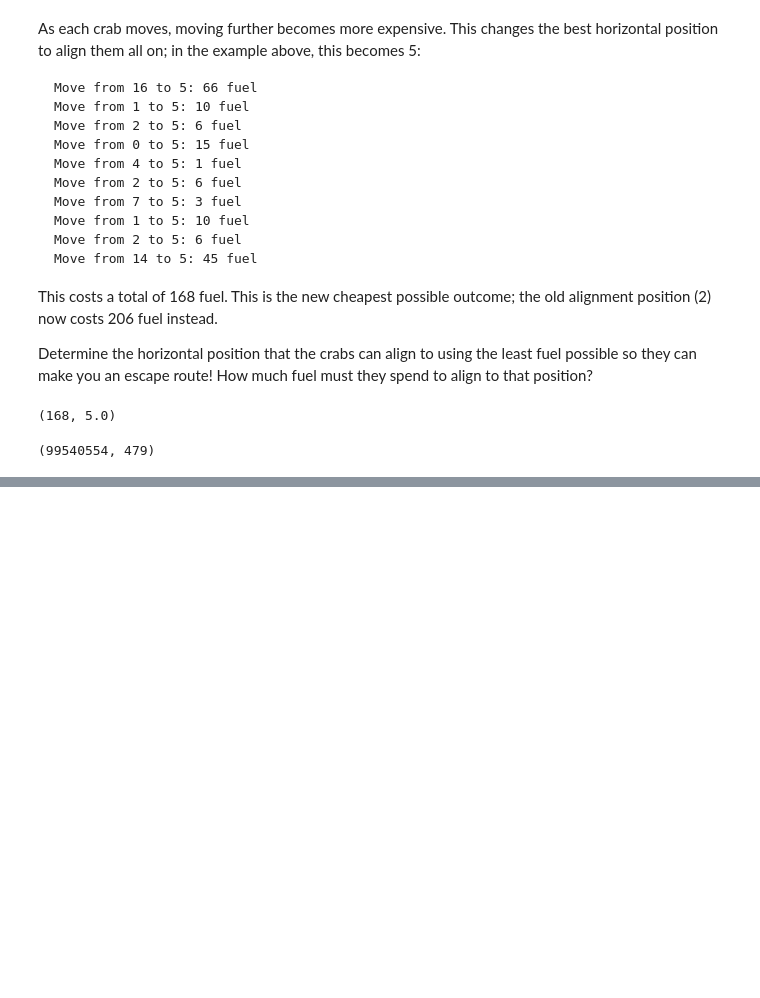
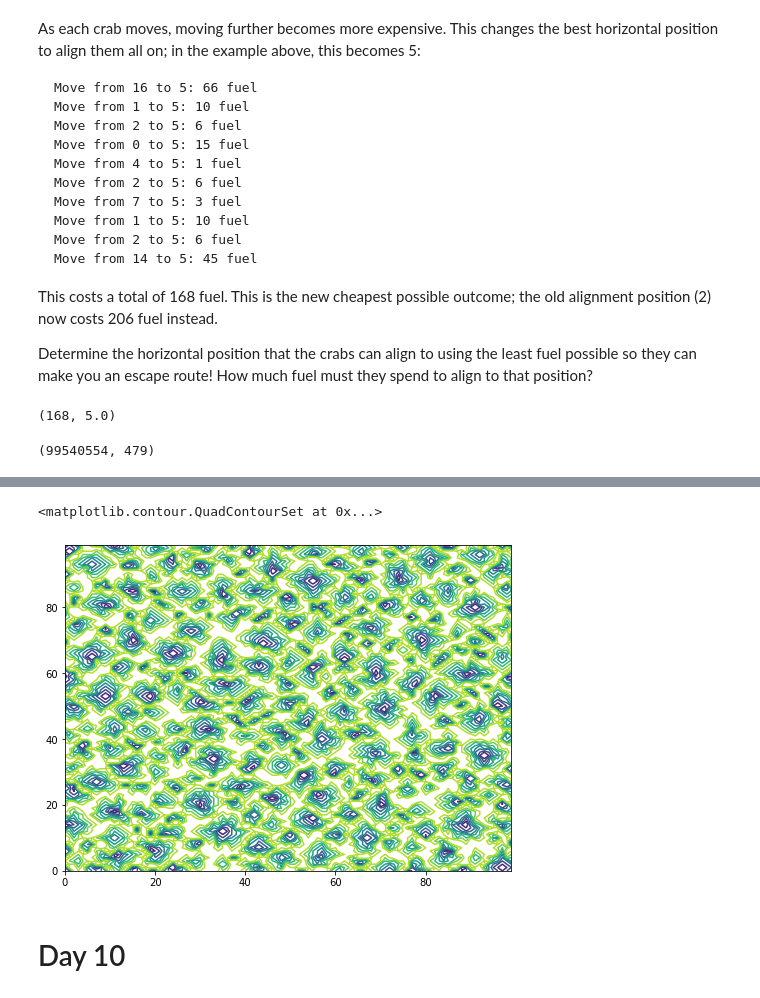
Before and after one commit to elastufka/Advent2021, a Jupyter notebook: Advent 2021.ipynb, the cells around one changed output, grey strips where cells are left out. Saved outputs shown, nothing was run; the diff lists cells and outputs as text; code cells hidden in the pictures; blank space fills up the shorter version.

```diff
--- a/Advent 2021.ipynb
+++ b/Advent 2021.ipynb
@@ -914,0 +1219,8 @@ optimize_fuel2(full_input)
+# %%
+fig,ax=plt.subplots(figsize=(8,6))
+ax.contour(day9arr,levels=9)
+# %% [output]
+<matplotlib.contour.QuadContourSet at 0x...>
+[figure, added]
+# %% [markdown]
+# Day 10
```
Also changed, not shown: parts of 90 cells of this notebook, 9 other files.
